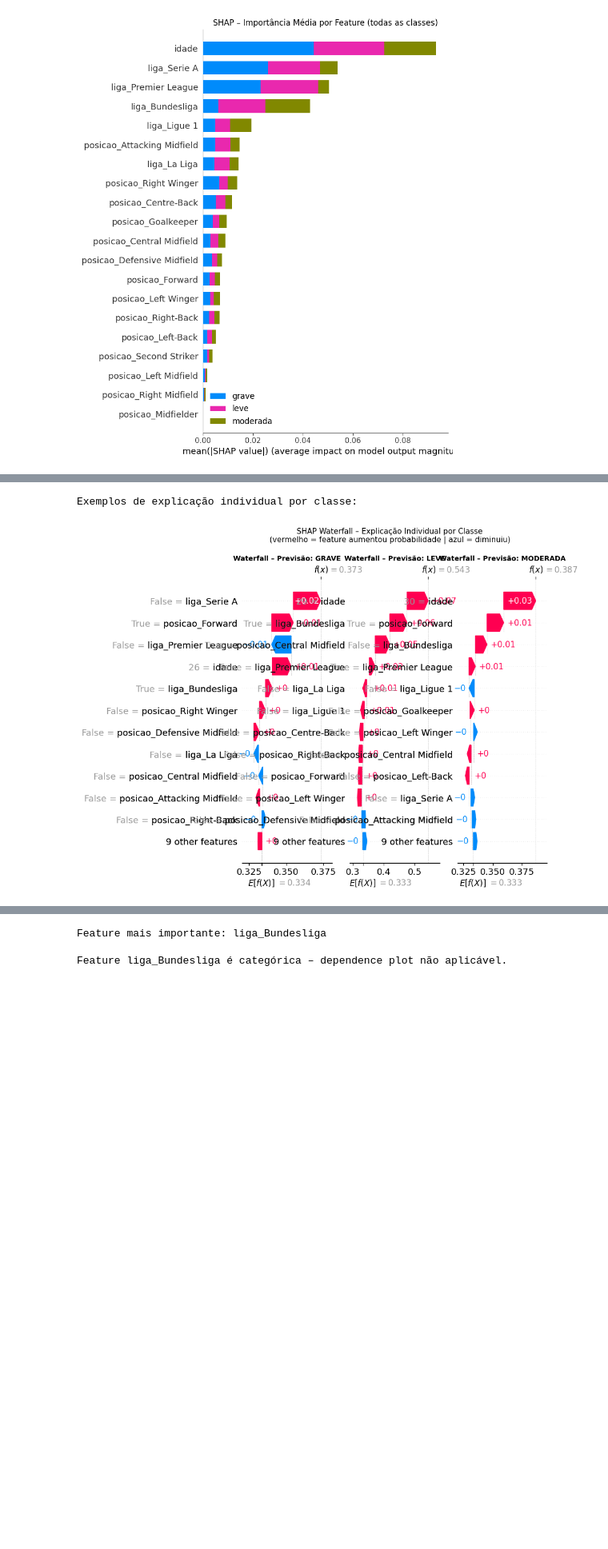
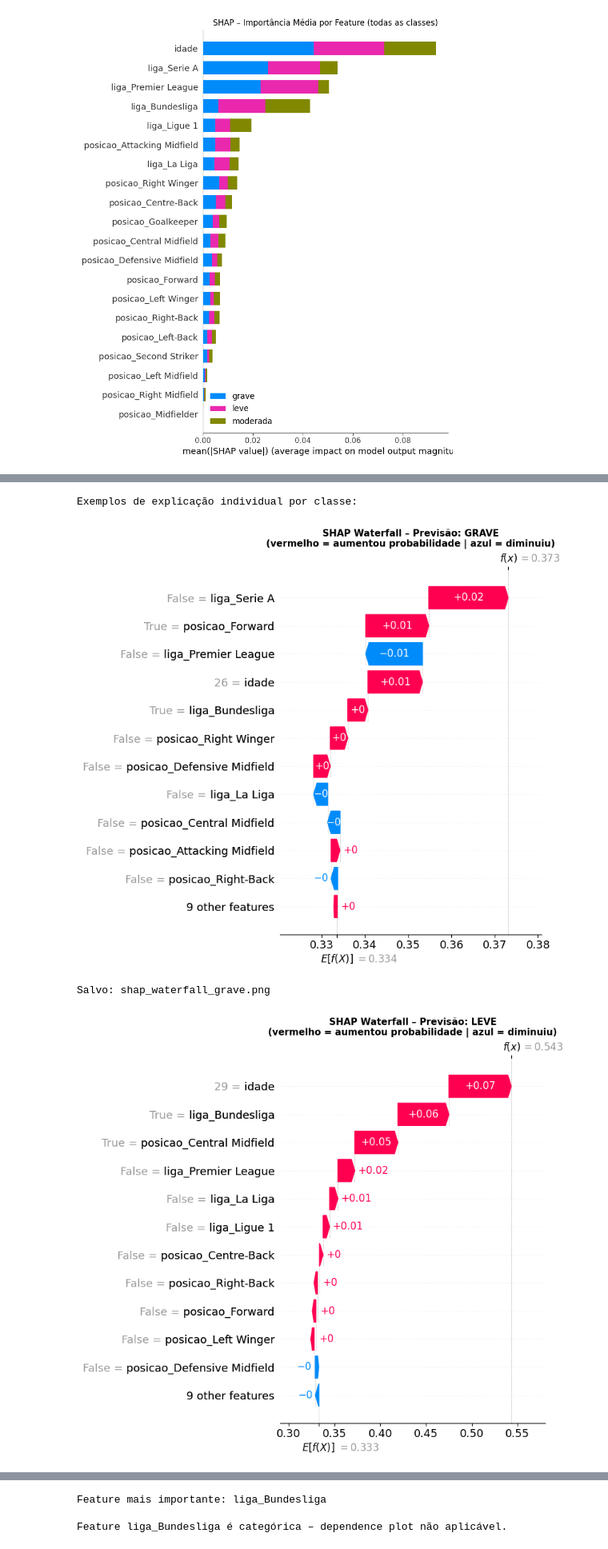
Before and after one commit to ICEI-PUC-Minas-PMV-SI/pmv-si-2026-1-pe7-t1-g3-analytics_lesao_futebol, a Jupyter notebook: src/notebooks/04_permutation_shap_executed.ipynb, the cells around one changed output, grey strips where cells are left out. Shown at 80% size. Cells and saved outputs as stored; diff of their text form; code cells hidden in the pictures; blank space fills up the shorter version.

```diff
--- a/src/notebooks/04_permutation_shap_executed.ipynb
+++ b/src/notebooks/04_permutation_shap_executed.ipynb
@@ -413,41 +419,43 @@ plt.show()
 # %%
-# ── SHAP Waterfall: explicando previsões individuais ─────────────────────
-# Mostrar 1 exemplo de cada classe para tornar a análise concreta
+# ── SHAP Waterfall: explicando previsões individuais (um por classe) ─────
 print('Exemplos de explicação individual por classe:\n')
 
-fig, axes = plt.subplots(1, 3, figsize=(22, 6))
+y_pred_sample = rf.predict(X_sample)
+ev = explainer.expected_value
 
 for i, cls in enumerate(rf.classes_):
-    # Pegar o índice de uma amostra do conjunto de teste que foi classificada como `cls`
-    y_pred_sample = rf.predict(X_sample)
     mask = (y_pred_sample == cls)
     if mask.sum() == 0:
         print(f'Nenhuma amostra prevista como {cls}')
         continue
 
-    idx = np.where(mask)[0][0]  # Primeiro índice da classe
-    ev = explainer.expected_value
-    expected_val = ev[i] if hasattr(ev, "__len__") else ev
+    idx = int(np.where(mask)[0][0])
+    expected_val = ev[i] if hasattr(ev, '__len__') else ev
     sv = shap_values[idx, :, i]
 
-    plt.sca(axes[i])
+    fig, ax = plt.subplots(figsize=(10, 6))
+    plt.sca(ax)
     shap.waterfall_plot(
         shap.Explanation(
             values=sv,
             base_values=expected_val,
             data=X_sample.iloc[idx],
             feature_names=list(X_sample.columns)
         ),
         max_display=12,
         show=False
     )
-    axes[i].set_title(f'Waterfall – Previsão: {cls.upper()}', fontsize=10, fontweight='bold')
-
-plt.suptitle('SHAP Waterfall – Explicação Individual por Classe\n'
-             '(vermelho = feature aumentou probabilidade | azul = diminuiu)', fontsize=11, y=1.02)
-plt.tight_layout()
-plt.savefig('../../docs/img/shap_waterfall.png', dpi=150, bbox_inches='tight')
-plt.show()
+    ax.set_title(
+        f'SHAP Waterfall – Previsão: {cls.upper()}\n'
+        f'(vermelho = aumentou probabilidade | azul = diminuiu)',
+        fontsize=11, fontweight='bold'
+    )
+    plt.tight_layout()
+    plt.savefig(f'../../docs/img/shap_waterfall_{cls}.png', dpi=150, bbox_inches='tight')
+    plt.show()
+    print(f'Salvo: shap_waterfall_{cls}.png')
 # %% [output]
 Exemplos de explicação individual por classe:
-[figure, old version]
+[figure, new version]
+Salvo: shap_waterfall_grave.png
+[figure, added]
```
Also changed, not shown: parts of 2 cells of this notebook, 7 other files.
